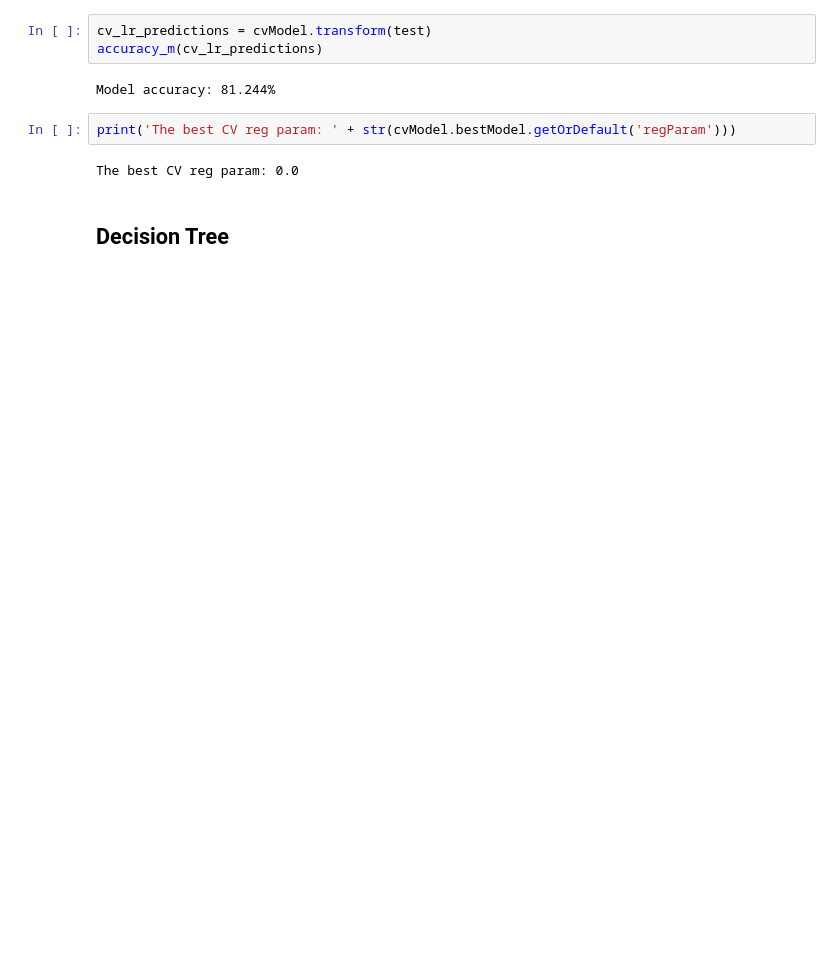
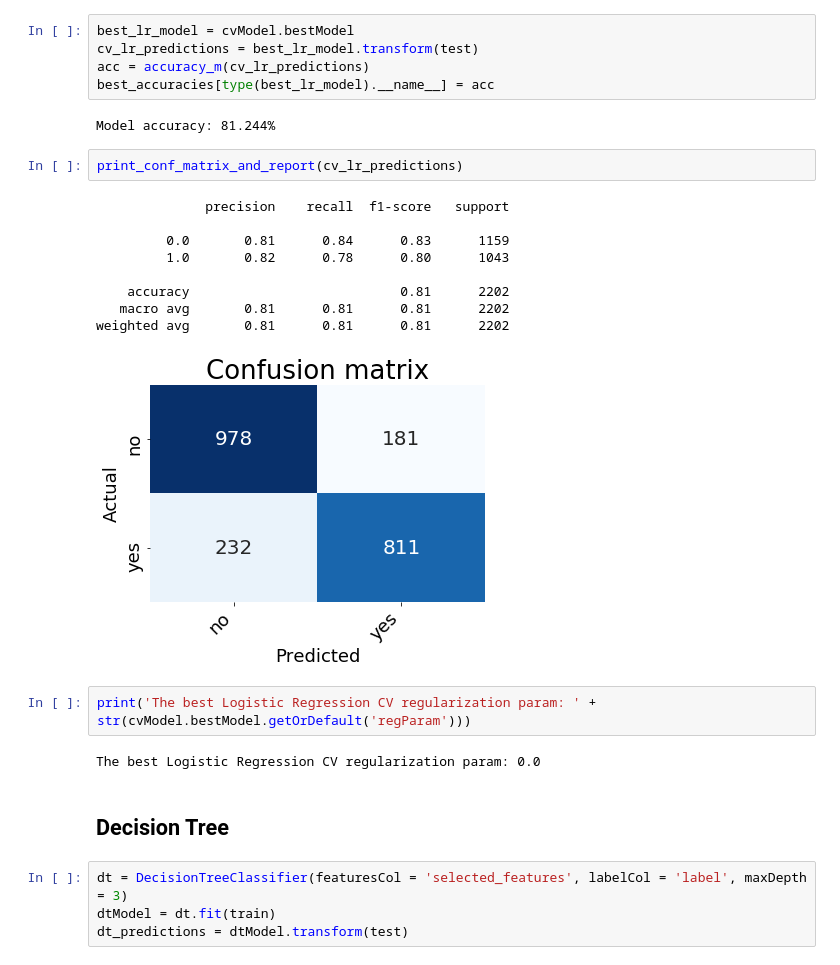
Before and after one commit to wojtek11530/Introduction-to-Big-Data-Analytics, a Jupyter notebook: list_5/BD_list5.ipynb, the cells around one changed output. Cells and saved outputs as stored; diff of their text form; blank space fills up the shorter version.

Commit message:
add decision tree classifier

```diff
--- a/list_5/BD_list5.ipynb
+++ b/list_5/BD_list5.ipynb
@@ -301,13 +358,31 @@ cv = CrossValidator(estimator=lr,
                     evaluator=evaluator, numFolds=5)
 cvModel = cv.fit(train)
 # %%
-cv_lr_predictions = cvModel.transform(test)
-accuracy_m(cv_lr_predictions)
+best_lr_model = cvModel.bestModel
+cv_lr_predictions = best_lr_model.transform(test)
+acc = accuracy_m(cv_lr_predictions)
+best_accuracies[type(best_lr_model).__name__] = acc
 # %% [output]
 Model accuracy: 81.244%
+# %%
+print_conf_matrix_and_report(cv_lr_predictions)
+# %% [output]
+              precision    recall  f1-score   support
+
+         0.0       0.81      0.84      0.83      1159
+         1.0       0.82      0.78      0.80      1043
+
+    accuracy                           0.81      2202
+   macro avg       0.81      0.81      0.81      2202
+weighted avg       0.81      0.81      0.81      2202
+[figure, added]
 # %%
-print('The best CV reg param: ' + str(cvModel.bestModel.getOrDefault('regParam')))
+print('The best Logistic Regression CV regularization param: ' + str(cvModel.bestModel.getOrDefault('regParam')))
 # %% [output]
-The best CV reg param: 0.0
+The best Logistic Regression CV regularization param: 0.0
 # %% [markdown]
 ## Decision Tree
+# %%
+dt = DecisionTreeClassifier(featuresCol = 'selected_features', labelCol = 'label', maxDepth = 3)
+dtModel = dt.fit(train)
+dt_predictions = dtModel.transform(test)
```
Also changed, not shown: parts of 17 cells of this notebook.
